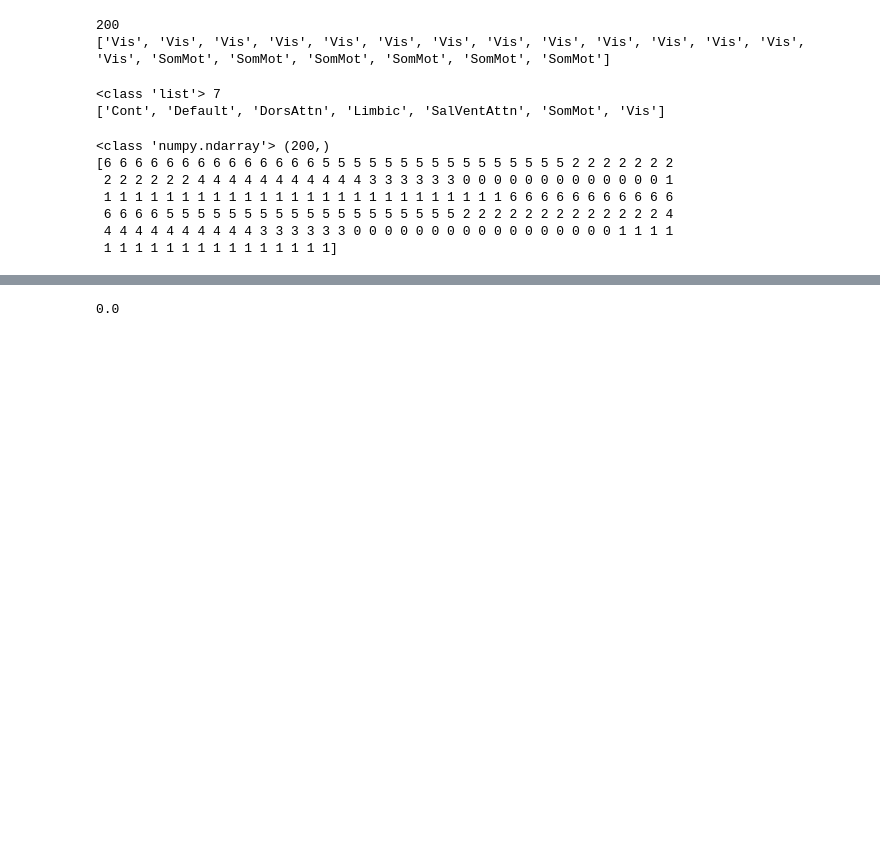
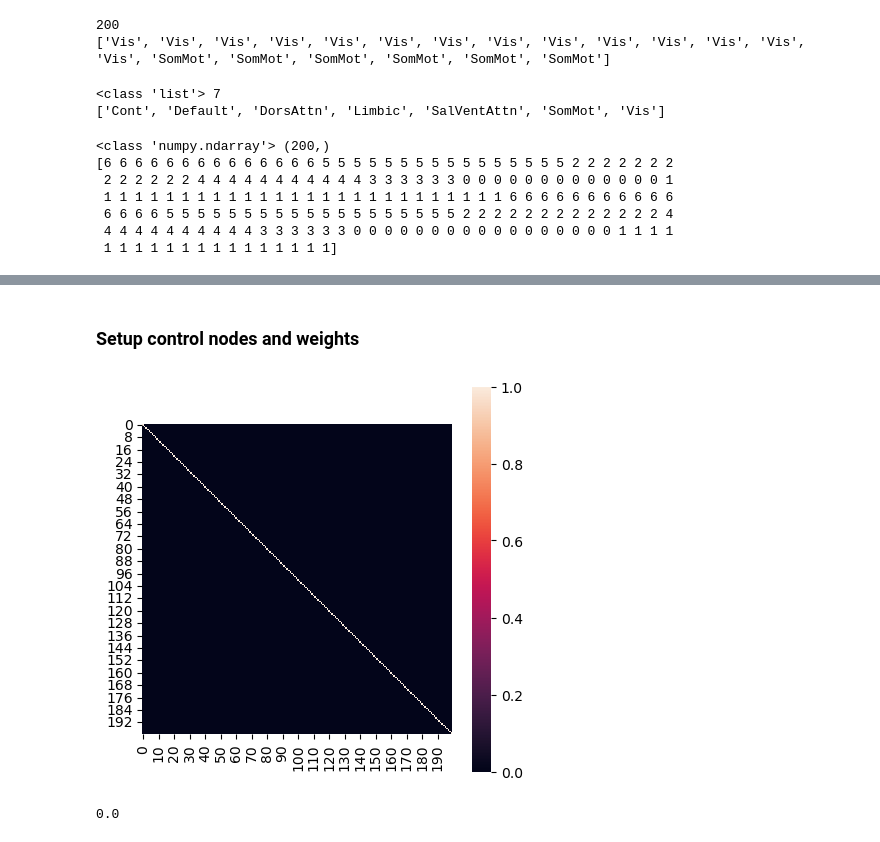
Before and after one commit to LindenParkesLab/nctpy, a Jupyter notebook: scripts/path_a_control_energy_binary.ipynb, the cells around one changed output, grey strips where cells are left out. Drawn from its saved outputs; the diff is of its cells as text; code cells hidden in the pictures; blank space fills up the shorter version.

```diff
--- a/scripts/path_a_control_energy_binary.ipynb
+++ b/scripts/path_a_control_energy_binary.ipynb
@@ -86,0 +103,2 @@ B = np.eye(n_nodes)
+# %% [markdown]
+### Setup control nodes and weights
@@ -87,3 +167,9 @@ B = np.eye(n_nodes)
+# %%
+f, ax = plt.subplots(figsize=(5, 5))
+sns.heatmap(B, ax=ax, square=True)
+plt.show()
+# %% [output]
+[figure, added]
 # %%
 # set parameters
 T = 1 # time horizon
```
Also changed, not shown: parts of 25 cells of this notebook.
